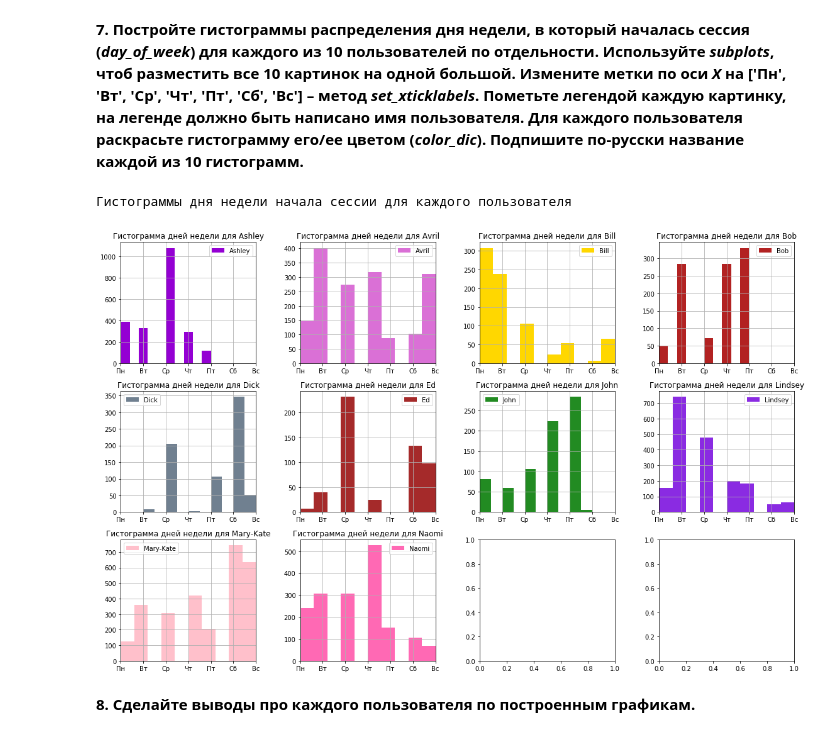
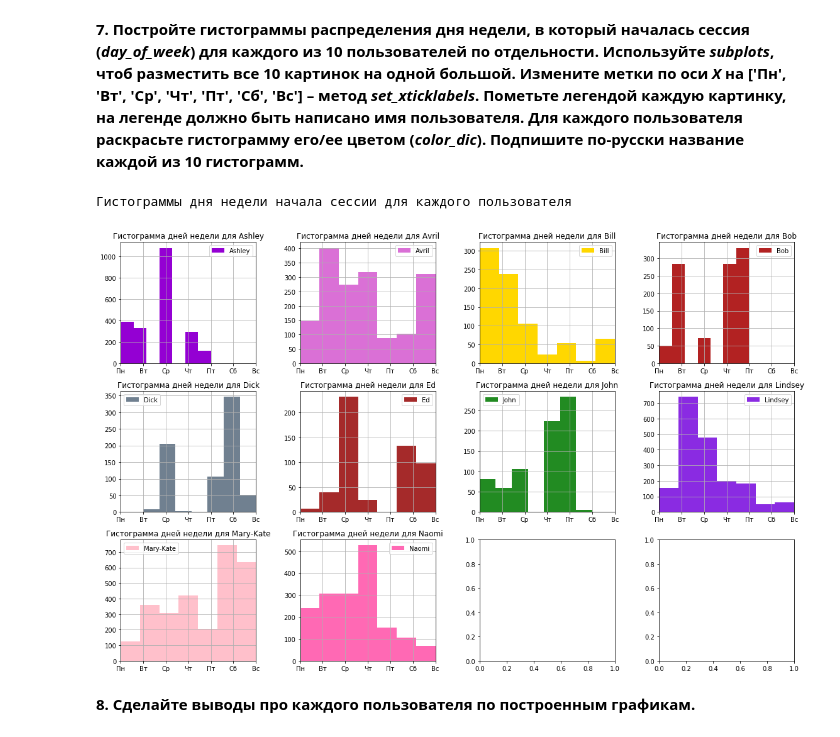
Before and after one commit to n-surkov/coursera_ml, a Jupyter notebook: solution/week3_visual_analysis_and_fe.ipynb, the cells around one changed output. Drawn from its saved outputs; the diff is of its cells as text; code cells hidden in the pictures.

```diff
--- a/solution/week3_visual_analysis_and_fe.ipynb
+++ b/solution/week3_visual_analysis_and_fe.ipynb
@@ -314,19 +283,19 @@ pass
 # %%
 fig, axes = plt.subplots(nrows=3, ncols=4, figsize=(16, 10))
 
 # как вариант, можно и по-другому
 for idx, (user, sub_df) in  enumerate(train_data_10users.groupby('target')):
-     sub_df['day_of_week'].hist(ax=axes[idx // 4, idx % 4], color=color_dic[user], label=user)
+     sub_df['day_of_week'].hist(ax=axes[idx // 4, idx % 4], color=color_dic[user], label=user, bins=7)
      axes[idx // 4, idx % 4].set(title='Гистограмма дней недели для {}'.format(user),
                                  xticks = [0, 1, 2, 3, 4, 5, 6],
                                  xticklabels=['Пн', 'Вт', 'Ср', 'Чт', 'Пт', 'Сб', 'Вс'],
                                  xlim=[0, 6])
      axes[idx // 4, idx % 4].legend()
 fig.tight_layout()
 print('Гистограммы дня недели начала сессии для каждого пользователя')
 # %% [output]
 Гистограммы дня недели начала сессии для каждого пользователя
-[figure, old version]
+[figure, new version]
 # %% [markdown]
 **8. Сделайте выводы про каждого пользователя по построенным графикам.**
 # %% [markdown]
```
Also changed, not shown: parts of 23 cells of this notebook.
